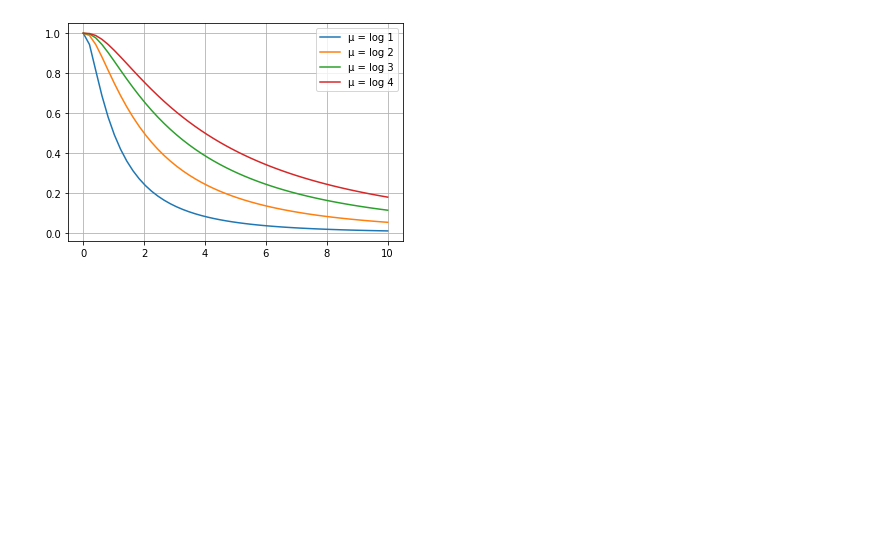
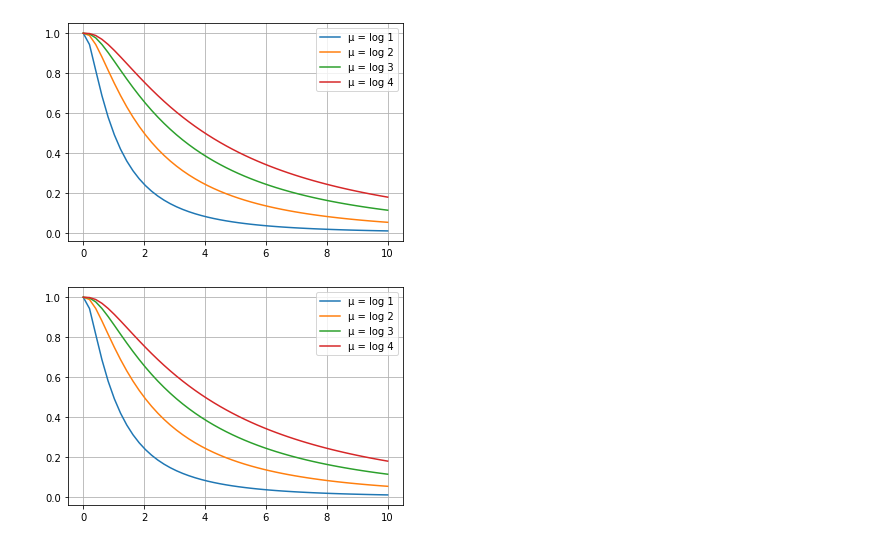
Before and after one commit to sachinruk/torchlife, a Jupyter notebook: 65_AFT_error_distributions.ipynb, the cells around one changed output. Cells and saved outputs as stored; diff of their text form; code cells hidden in the pictures; blank space fills up the shorter version.

```diff
--- a/65_AFT_error_distributions.ipynb
+++ b/65_AFT_error_distributions.ipynb
@@ -108,17 +108,33 @@ plt.show()
 [figure]
 # %%
 # export
-def get_dists(dist:torch.distributions):
+def get_distribution(dist:str, dist_args:tuple=(0,1)):
     """
     Get the logpdf and logcdf of a given torch distribution
     """
-    def dist_logpdf(z):
-        return dist.log_prob(z)
+    dist = getattr(torch.distributions, dist.title())(*dist_args)
+    if not isinstance(dist.support, torch.distributions.constraints._Real):
+        raise Exception("Distribution needs support over ALL real values.")
 
-    def dist_logcdf(z):
-        return torch.log(1 - dist.cdf(z))
+    def dist_logpdf(ξ):
+        return dist.log_prob(ξ)
+
+    def dist_logcdf(ξ):
+        return torch.log(1 - dist.cdf(ξ))
 
     return dist_logpdf, dist_logcdf
+# %%
+_, logcdf = get_distribution("Normal", (0,1))
+for μ in μs:
+    logT = np.log(t)
+    ξ = torch.Tensor(logT - μ)
+    S = torch.exp(logcdf(torch.Tensor(ξ)))
+    plt.plot(t, S, label=f'μ = log {int(np.exp(μ))}')
+plt.legend()
+plt.grid()
+plt.show()
+# %% [output]
+[figure, added]
 # %%
 # hide
 from nbdev.export import *
```
Also changed, not shown: parts of 1 cell of this notebook, 22 other files.
